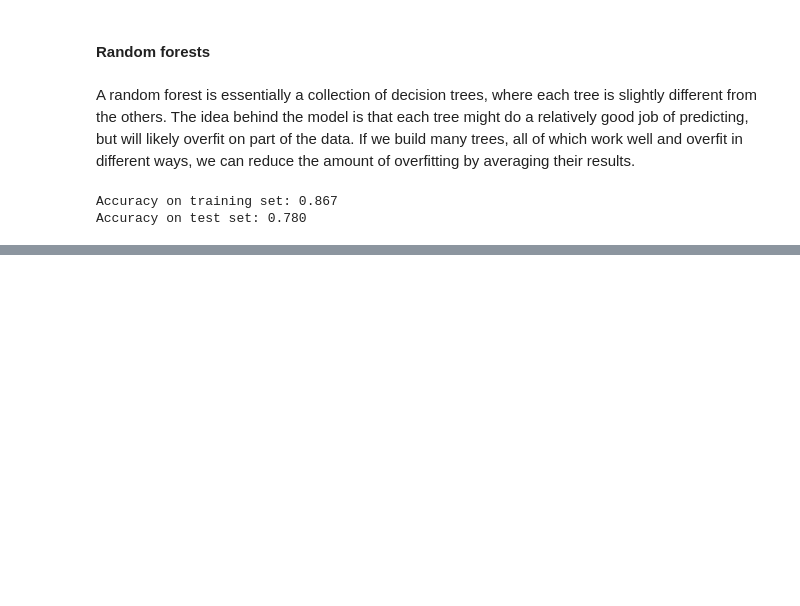
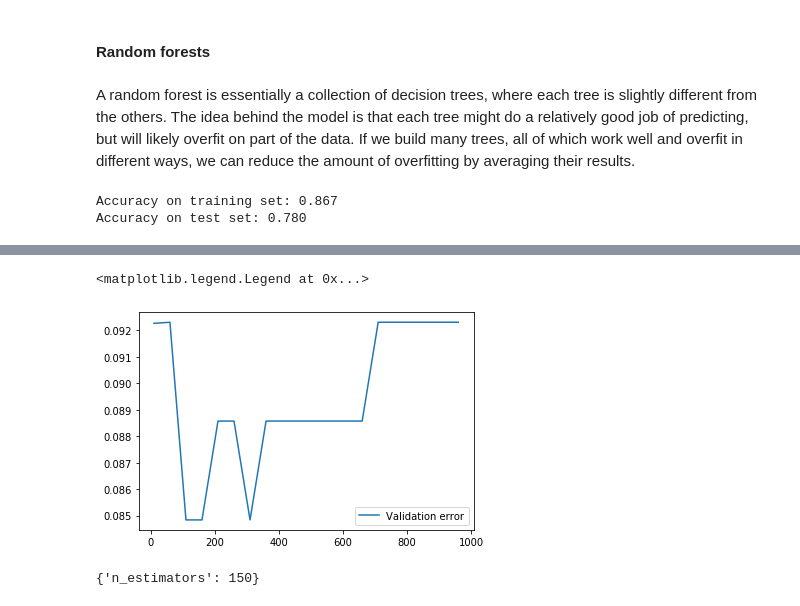
Before and after one commit to angelaiallonardi/my_first_ML_project, a Jupyter notebook: Titanic.ipynb, the cells around one changed output, grey strips where cells are left out. Drawn from its saved outputs; the diff is of its cells as text; code cells hidden in the pictures; blank space fills up the shorter version.

```diff
--- a/Titanic.ipynb
+++ b/Titanic.ipynb
@@ -1327,0 +1403,14 @@ Accuracy on test set: 0.795
+# %%
+plt.plot(estimators_settings, np.array(training_accuracy) - np.array(test_accuracy), label='Validation error')
+plt.legend()
+# %% [output]
+<matplotlib.legend.Legend at 0x...>
+[figure, added]
+# %%
+param_grid = {'n_estimators': [10, 100, 150, 200, 250] }
+forest = RandomForestClassifier()
+forest_cv = GridSearchCV(forest, param_grid, cv=4)
+forest_cv.fit(X_train, y_train)
+forest_cv.best_params_
+# %% [output]
+{'n_estimators': 150}
```
Also changed, not shown: parts of 18 cells of this notebook.
